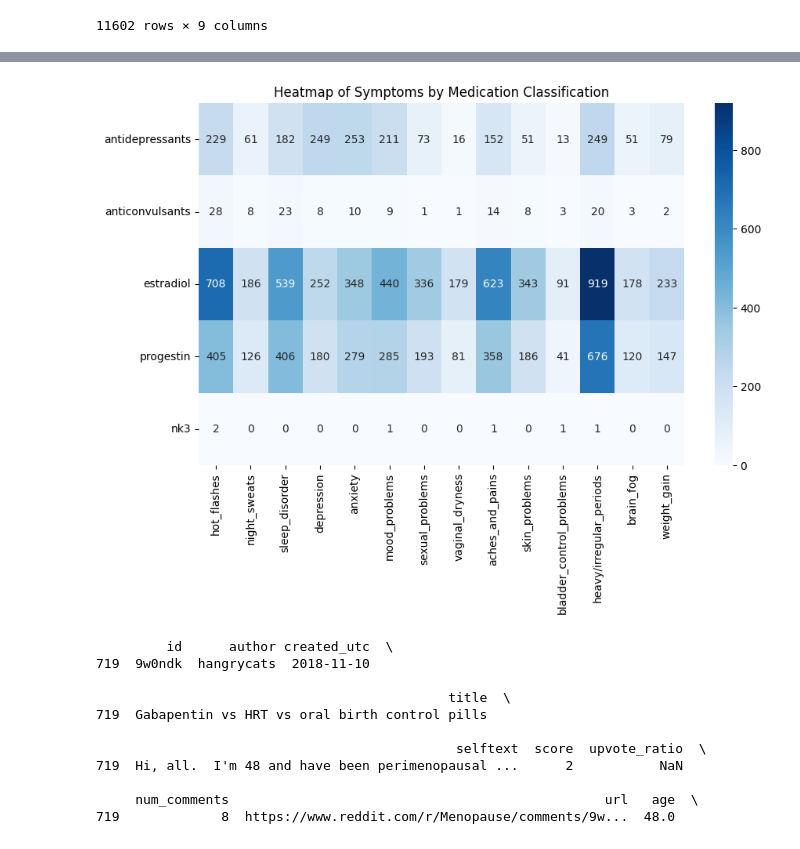
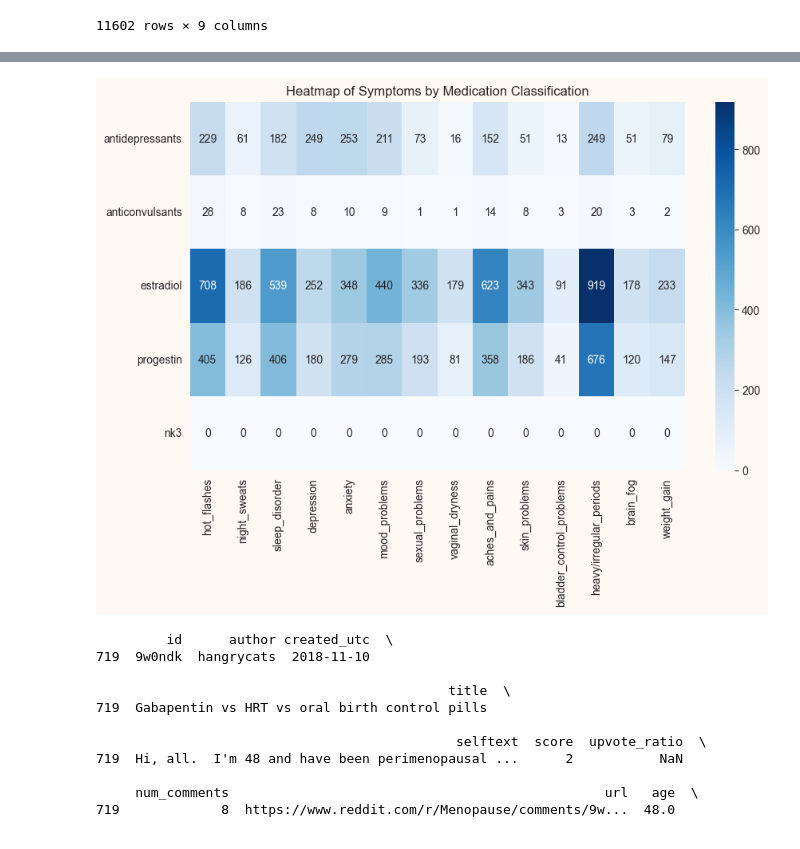
Before and after one commit to aldenyslo/webscrape_100l, a Jupyter notebook: reddit.ipynb, the cells around one changed output, grey strips where cells are left out. Drawn from its saved outputs; the diff is of its cells as text; code cells hidden in the pictures.

```diff
--- a/reddit.ipynb
+++ b/reddit.ipynb
@@ -318,6 +318,18 @@ def estradiol(text):
     return bool(matches)
 
 df["estradiol"] = df['selftext'].apply(estradiol) | df["title"].apply(estradiol)
+# %%
+def progestin(text):
+    pattern = r"\b(proges|drospirenone)"
+    return bool(re.search(pattern, text, re.IGNORECASE))
+
+df["progestin"] = df['selftext'].apply(progestin) | df["title"].apply(progestin)
+# %%
+def nk3(text):
+    pattern = r"\b(feozline|nk3|neurokinin)"
+    return bool(re.search(pattern, text, re.IGNORECASE))
+
+df["nk3"] = df['selftext'].apply(nk3) | df["title"].apply(nk3)
 # %%
 def vitamins(text):
     pattern = r"\bvitamin"
@@ -382,28 +405,30 @@ Text(0, 0.5, 'medication')
 # %%
 med_columns = ['antidepressants',
        'anticonvulsants', 'estradiol', 'progestin', 'nk3']
 
 # List of symptom columns
 symptom_columns = ['hot_flashes', 'night_sweats',
        'sleep_disorder', 'depression', 'anxiety', 'mood_problems',
        'sexual_problems', 'vaginal_dryness', 'aches_and_pains',
        'skin_problems', 'bladder_control_problems', 'heavy/irregular_periods',
        'brain_fog', 'weight_gain']
 
 # Create an empty DataFrame for heatmap data
 heatmap_data = pd.DataFrame(0, index=med_columns, columns=symptom_columns)
 
 for med_col in med_columns:
     for symptom_col in symptom_columns:
         heatmap_data.at[med_col,
                         symptom_col] = df[df[med_col] == True][symptom_col].sum()
 
 plt.figure(figsize=(10, 6))
+
 sns.heatmap(heatmap_data, annot=True, cmap='Blues', fmt='g')
 plt.title('Heatmap of Symptoms by Medication Classification')
-plt.show()
+plt.gcf().set_facecolor('#fff9f4')
+plt.savefig("reddit_heatmap.png")
 # %% [output]
-[figure, old version]
+[figure, new version]
 # %%
 print(df[df["id"] == "9w0ndk"])
 print(len(df[(df["bladder_control_problems"] == True)]))
```
Also changed, not shown: parts of 2 cells of this notebook, 4 other files.
